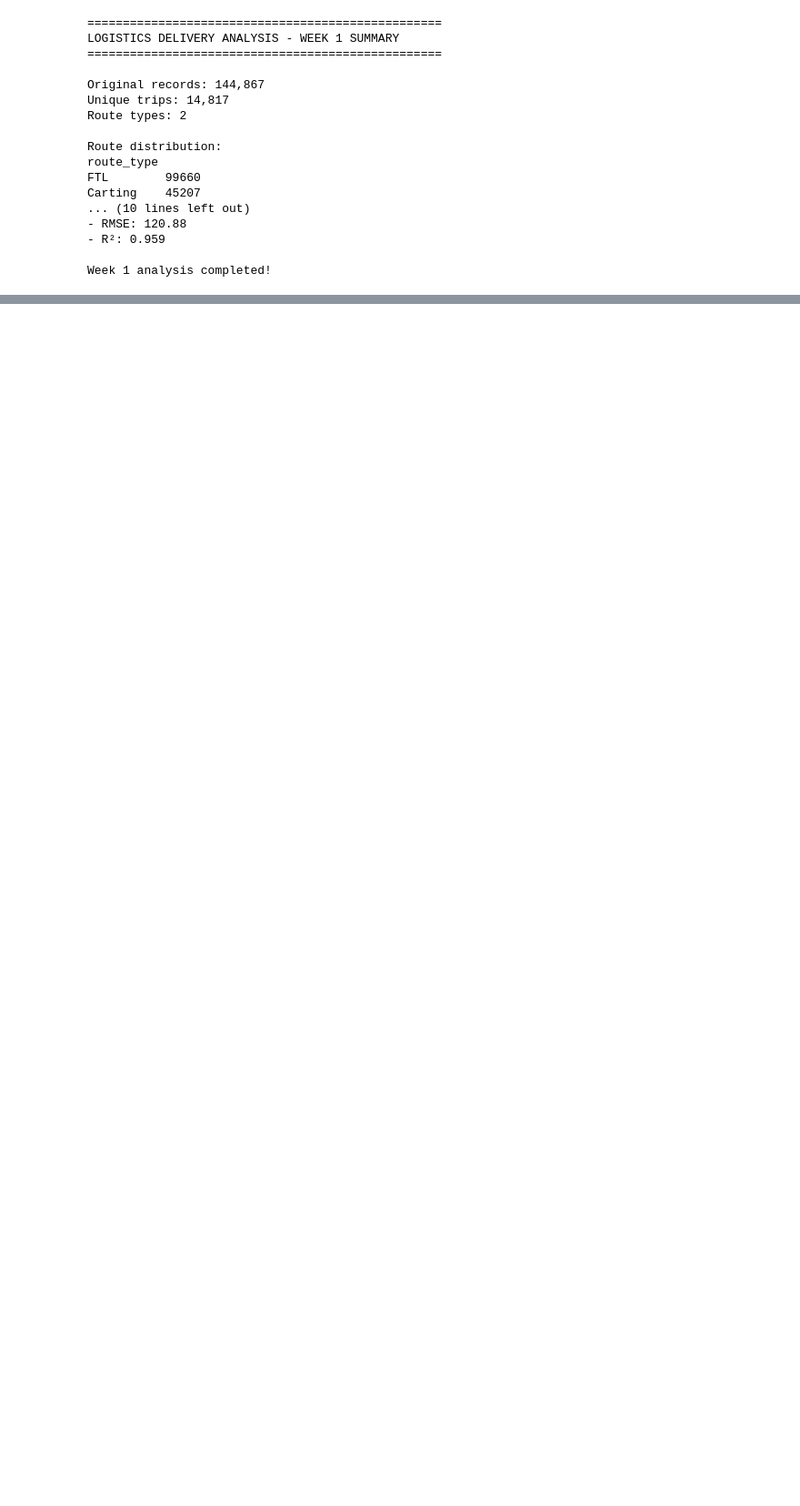
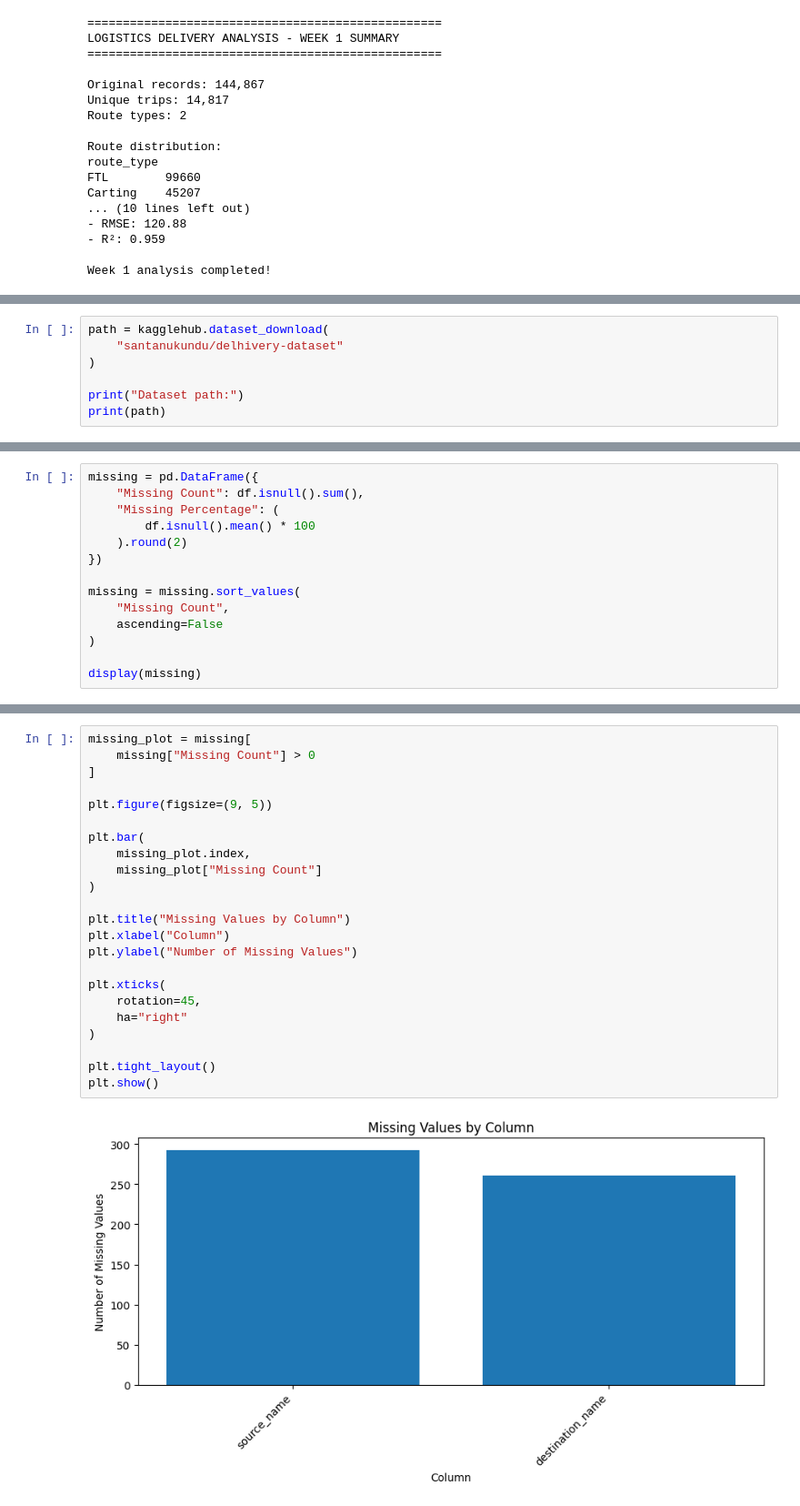
Before and after one commit to madupusanjana/logistics-data-analysis-internship, a Jupyter notebook: week_1_logistics_analysis.ipynb, the cells around one changed output, grey strips where cells are left out. Shown at 91% size. Cells and saved outputs as stored; diff of their text form; blank space fills up the shorter version.

```diff
--- a/week_1_logistics_analysis.ipynb
+++ b/week_1_logistics_analysis.ipynb
@@ -1179,0 +1195,7 @@ Week 1 analysis completed!
+# %%
+path = kagglehub.dataset_download(
+    "santanukundu/delhivery-dataset"
+)
+
+print("Dataset path:")
+print(path)
@@ -1179,0 +1302,14 @@ Week 1 analysis completed!
+# %%
+missing = pd.DataFrame({
+    "Missing Count": df.isnull().sum(),
+    "Missing Percentage": (
+        df.isnull().mean() * 100
+    ).round(2)
+})
+
+missing = missing.sort_values(
+    "Missing Count",
+    ascending=False
+)
+
+display(missing)
@@ -1179,0 +1334,25 @@ Week 1 analysis completed!
+# %%
+missing_plot = missing[
+    missing["Missing Count"] > 0
+]
+
+plt.figure(figsize=(9, 5))
+
+plt.bar(
+    missing_plot.index,
+    missing_plot["Missing Count"]
+)
+
+plt.title("Missing Values by Column")
+plt.xlabel("Column")
+plt.ylabel("Number of Missing Values")
+
+plt.xticks(
+    rotation=45,
+    ha="right"
+)
+
+plt.tight_layout()
+plt.show()
+# %% [output]
+[figure, added]
```
Also changed, not shown: parts of 28 cells of this notebook.
